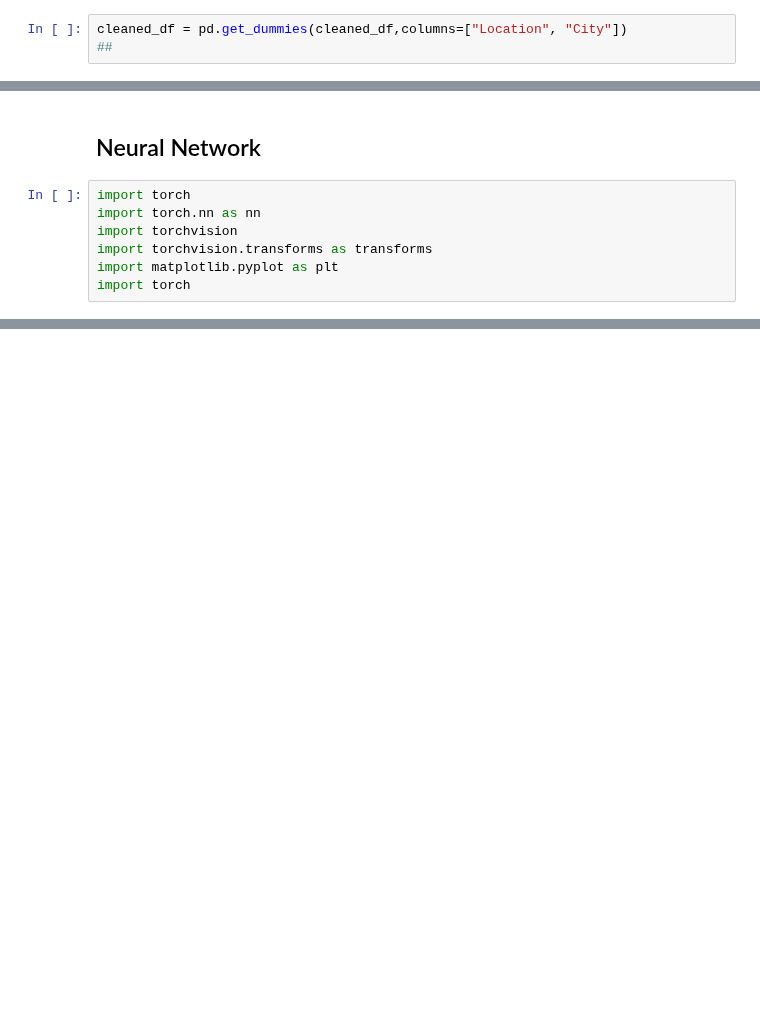
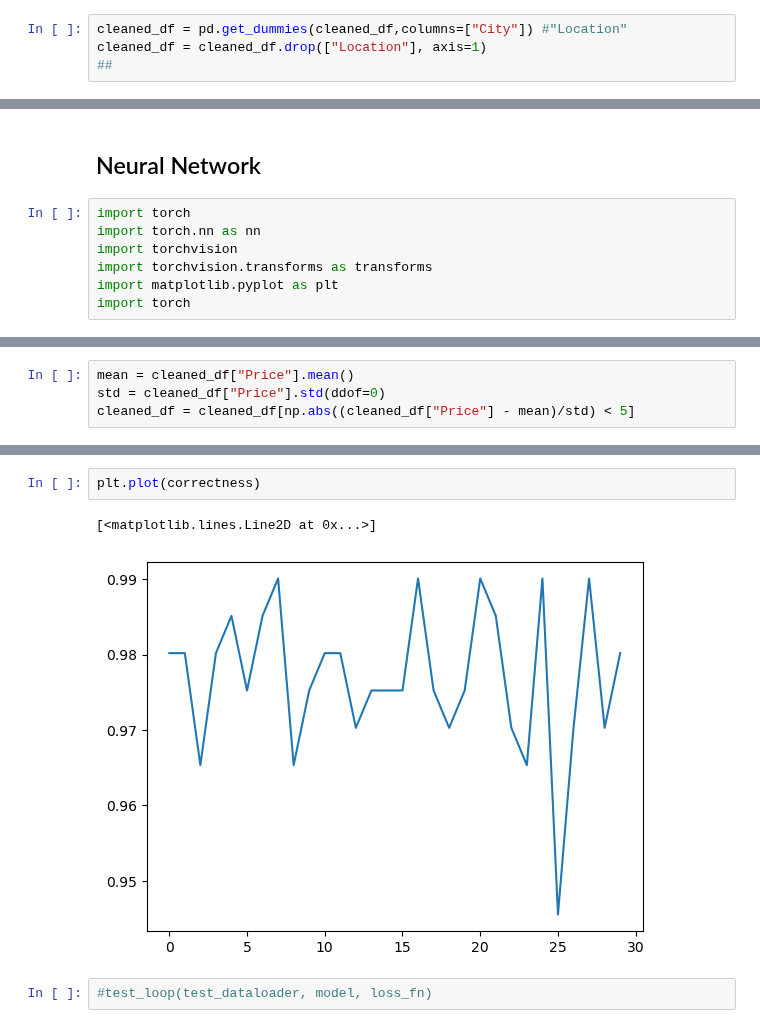
Before and after one commit to COGS118A/Group013-SP23, a Jupyter notebook: NeuralNetPipelin.ipynb, the cells around one changed output, grey strips where cells are left out. Cells and saved outputs as stored; diff of their text form; blank space fills up the shorter version.

```diff
--- a/NeuralNetPipelin.ipynb
+++ b/NeuralNetPipelin.ipynb
@@ -54,7 +54,8 @@ cleaned_df
 # %% [markdown]
 Below, I one-hot encode the location and city columns
 # %%
-cleaned_df = pd.get_dummies(cleaned_df,columns=["Location", "City"])
+cleaned_df = pd.get_dummies(cleaned_df,columns=["City"]) #"Location"
+cleaned_df = cleaned_df.drop(["Location"], axis=1)
 ##
 # %%
 import sklearn
@@ -90,0 +103,4 @@ import torch
+# %%
+mean = cleaned_df["Price"].mean()
+std = cleaned_df["Price"].std(ddof=0)
+cleaned_df = cleaned_df[np.abs((cleaned_df["Price"] - mean)/std) < 5]
@@ -254,0 +362,7 @@ plt.plot(losses)
+# %%
+plt.plot(correctness)
+# %% [output]
+[<matplotlib.lines.Line2D at 0x...>]
+[figure, added]
+# %%
+#test_loop(test_dataloader, model, loss_fn)
```
Also changed, not shown: parts of 17 cells of this notebook, 17 other files.
